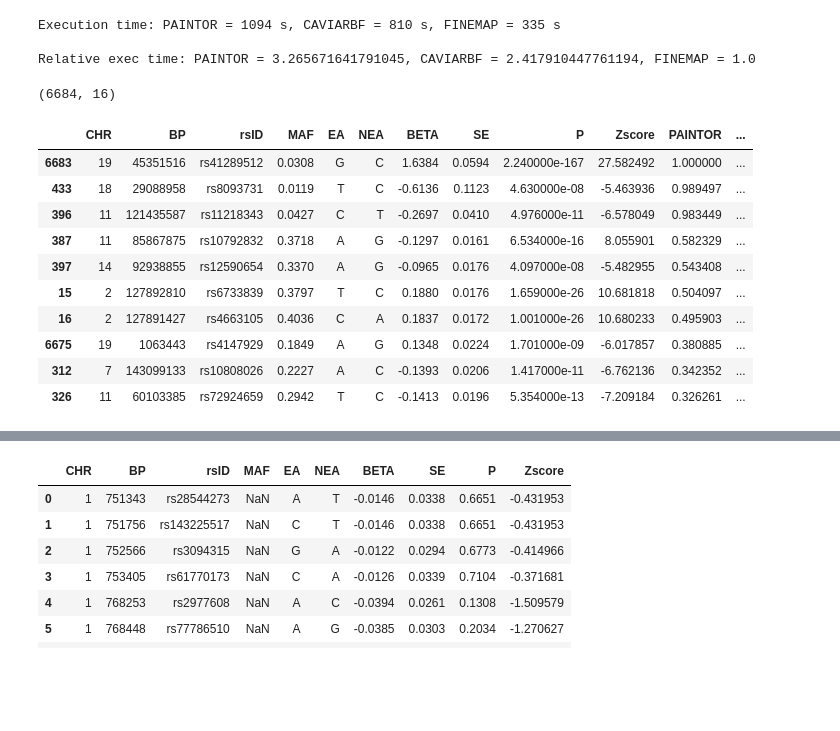
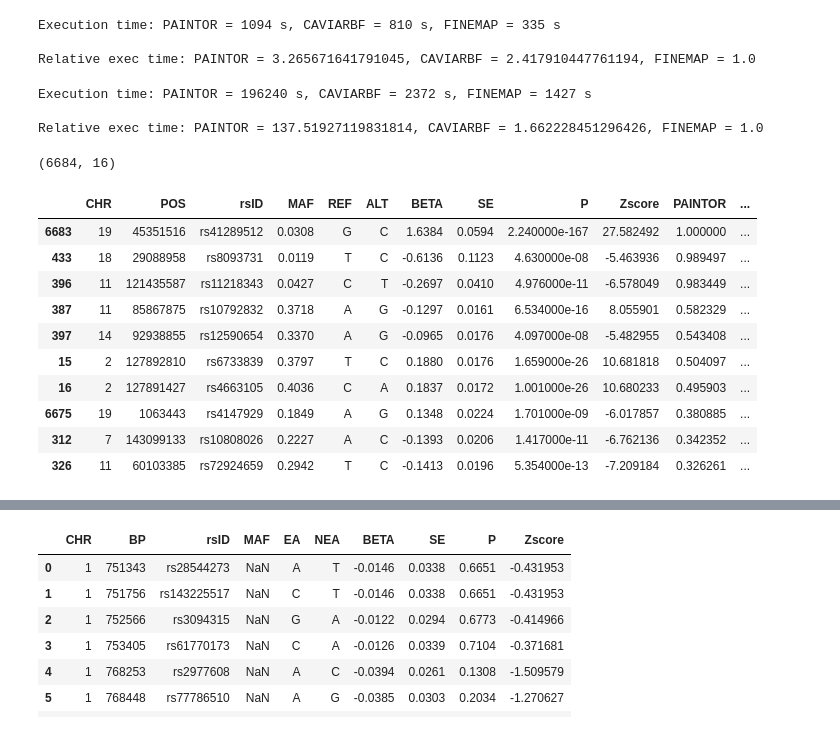
Before and after one commit to insanebruce/fine-mapping, a Jupyter notebook: analysis.ipynb, the cells around one changed output, grey strips where cells are left out. Drawn from its saved outputs; the diff is of its cells as text; code cells hidden in the pictures; blank space fills up the shorter version.

```diff
--- a/analysis.ipynb
+++ b/analysis.ipynb
@@ -99,16 +100,25 @@ print("Relative exec time: PAINTOR = {}, CAVIARBF = {}, FINEMAP = {}".format(*np
 Execution time: PAINTOR = 1094 s, CAVIARBF = 810 s, FINEMAP = 335 s
 
 Relative exec time: PAINTOR = 3.265671641791045, CAVIARBF = 2.417910447761194, FINEMAP = 1.0
+# %%
+exec_time2 = extract_exec_time("output/nohup.out")
+print("Execution time: PAINTOR = {} s, CAVIARBF = {} s, FINEMAP = {} s\n".format(*exec_time2.values()))
+print("Relative exec time: PAINTOR = {}, CAVIARBF = {}, FINEMAP = {}".format(*np.array(list(exec_time2.values()))/exec_time2['FINEMAP']))
+# %% [output]
+Execution time: PAINTOR = 196240 s, CAVIARBF = 2372 s, FINEMAP = 1427 s
+
+Relative exec time: PAINTOR = 137.51927119831814, CAVIARBF = 1.662228451296426, FINEMAP = 1.0
 # %%
 ## Load the final results (credible sets)
 res = pd.read_csv("output/def_param_tot_cred_set.txt", sep='\t', header=0)
 res = res.sort_values(['FINEMAP'], ascending=False)
+res.rename(columns={'BP':'POS','EA':'REF','NEA':'ALT'}, inplace=True)
 res['cred_set'] = -1
 print(res.shape)
 res.head(10)
 # %% [output]
 (6684, 16)
-|  | CHR | BP | rsID | MAF | EA | NEA | BETA | SE | P | Zscore | PAINTOR | ... |
+|  | CHR | POS | rsID | MAF | REF | ALT | BETA | SE | P | Zscore | PAINTOR | ... |
 | 6683 | 19 | 45351516 | rs41289512 | 0.0308 | G | C | 1.6384 | 0.0594 | 2.240000e-167 | 27.582492 | 1.000000 | ... |
 | 433 | 18 | 29088958 | rs8093731 | 0.0119 | T | C | -0.6136 | 0.1123 | 4.630000e-08 | -5.463936 | 0.989497 | ... |
 | 396 | 11 | 121435587 | rs11218343 | 0.0427 | C | T | -0.2697 | 0.0410 | 4.976000e-11 | -6.578049 | 0.983449 | ... |
```
Also changed, not shown: parts of 68 cells of this notebook, 18 other files.
